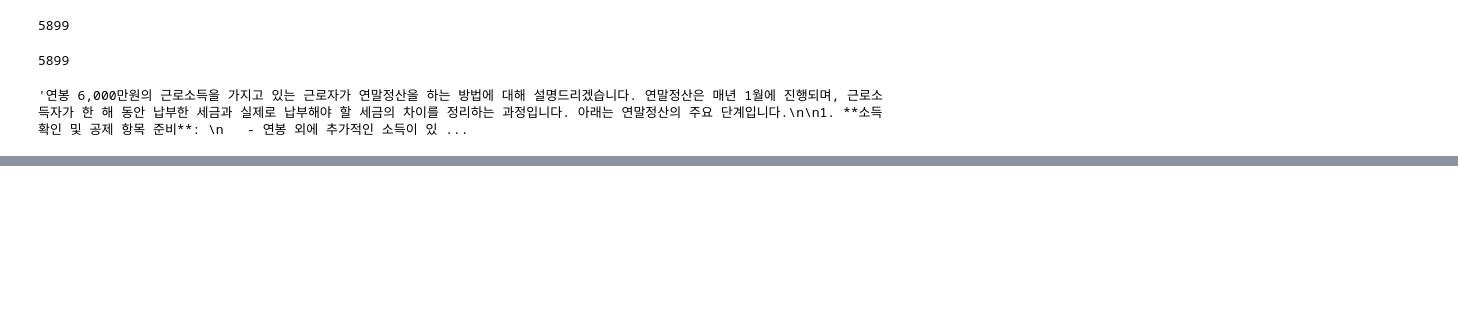
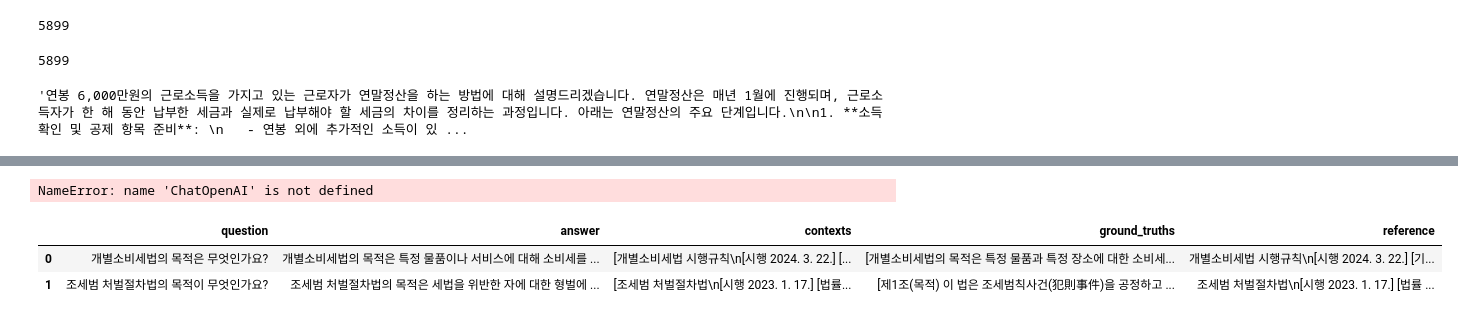
Before and after one commit to yunazz/SKN06-3rd-4Team, a Jupyter notebook: preprocess_hy.ipynb, the cells around one changed output, grey strips where cells are left out. Drawn from its saved outputs; the diff is of its cells as text; code cells hidden in the pictures; blank space fills up the shorter version.

Commit message:
eval +++

```diff
--- a/preprocess_hy.ipynb
+++ b/preprocess_hy.ipynb
@@ -206,0 +260,24 @@ chain.invoke("연봉 6000에 근로소득을 가지고 있는 근로자인데
+# %%
+from ragas import EvaluationDataset, RunConfig, evaluate
+from ragas.metrics import (
+    LLMContextRecall, Faithfulness, LLMContextPrecisionWithReference, AnswerRelevancy
+)
+from ragas.llms import LangchainLLMWrapper
+from ragas.embeddings import LangchainEmbeddingsWrapper
+
+## GPT-4o 모델을 사용하여 평가
+model_name = "gpt-4o"
+model = ChatOpenAI(model=model_name)
+langchain_model = LangchainLLMWrapper(model)
+
+embedding_model = OpenAIEmbeddings(model="text-embedding-3-large")
+eval_embedding = LangchainEmbeddingsWrapper(embedding_model)
+metrics = [
+    LLMContextRecall(llm=langchain_model),
+    LLMContextPrecisionWithReference(llm=langchain_model),
+    Faithfulness(llm=langchain_model),
+    AnswerRelevancy(llm=langchain_model, embeddings=eval_embedding)
+]
+result = evaluate(dataset=dataset, metrics=metrics)
+# %% [output]
+NameError: name 'ChatOpenAI' is not defined
@@ -206,0 +286,15 @@ chain.invoke("연봉 6000에 근로소득을 가지고 있는 근로자인데
+# %%
+# DataFrame 생성
+df_result = pd.DataFrame(test_data)
+
+# 최대 열 너비 설정
+pd.set_option('display.max_colwidth', None)
+
+# 최대 행 수 설정
+pd.set_option('display.max_rows', None)
+
+df_result
+# %% [output]
+|  | question | answer | contexts | ground_truths | reference |
+| 0 | 개별소비세법의 목적은 무엇인가요? | 개별소비세법의 목적은 특정 물품이나 서비스에 대해 소비세를 ... | [개별소비세법 시행규칙\n[시행 2024. 3. 22.] [... | [개별소비세법의 목적은 특정 물품과 특정 장소에 대한 소비세... | 개별소비세법 시행규칙\n[시행 2024. 3. 22.] [기... |
+| 1 | 조세범 처벌절차법의 목적이 무엇인가요? | 조세범 처벌절차법의 목적은 세법을 위반한 자에 대한 형벌에 ... | [조세범 처벌절차법\n[시행 2023. 1. 17.] [법률... | [제1조(목적) 이 법은 조세범칙사건(犯則事件)을 공정하고 ... | 조세범 처벌절차법\n[시행 2023. 1. 17.] [법률 ... |
```
Also changed, not shown: parts of 4 cells of this notebook.
